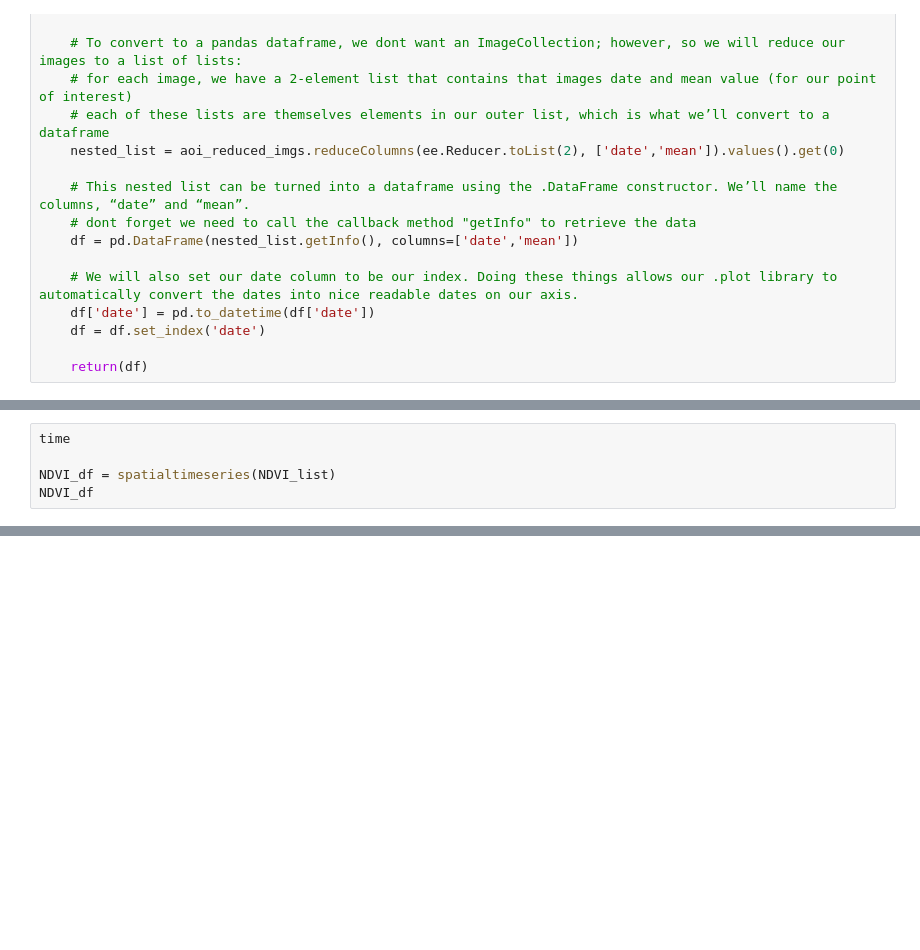
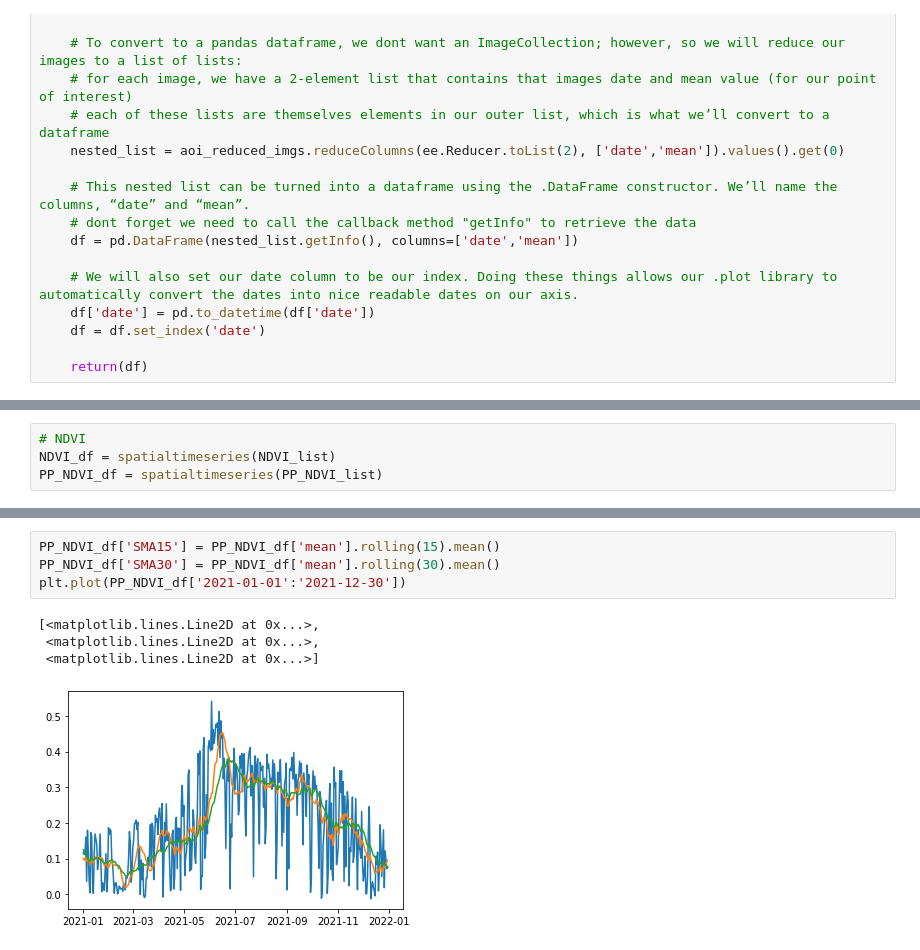
Before and after one commit to anniebritton/Ecological-Drought-ML-Modeling, a Jupyter notebook: Initial_Data_Acquisition.ipynb, the cells around one changed output, grey strips where cells are left out. Drawn from its saved outputs; the diff is of its cells as text; blank space fills up the shorter version.

```diff
--- a/Initial_Data_Acquisition.ipynb
+++ b/Initial_Data_Acquisition.ipynb
@@ -94,5 +124,4 @@ def spatialtimeseries(datalist):
 # %%
-time
-
+# NDVI
 NDVI_df = spatialtimeseries(NDVI_list)
-NDVI_df
+PP_NDVI_df = spatialtimeseries(PP_NDVI_list)
@@ -125,0 +162,9 @@ def spatialtimeseries(data, band, geometry, scale):
+# %%
+PP_NDVI_df['SMA15'] = PP_NDVI_df['mean'].rolling(15).mean()
+PP_NDVI_df['SMA30'] = PP_NDVI_df['mean'].rolling(30).mean()
+plt.plot(PP_NDVI_df['2021-01-01':'2021-12-30'])
+# %% [output]
+[<matplotlib.lines.Line2D at 0x...>,
+ <matplotlib.lines.Line2D at 0x...>,
+ <matplotlib.lines.Line2D at 0x...>]
+[figure, added]
```
Also changed, not shown: parts of 16 cells of this notebook.
